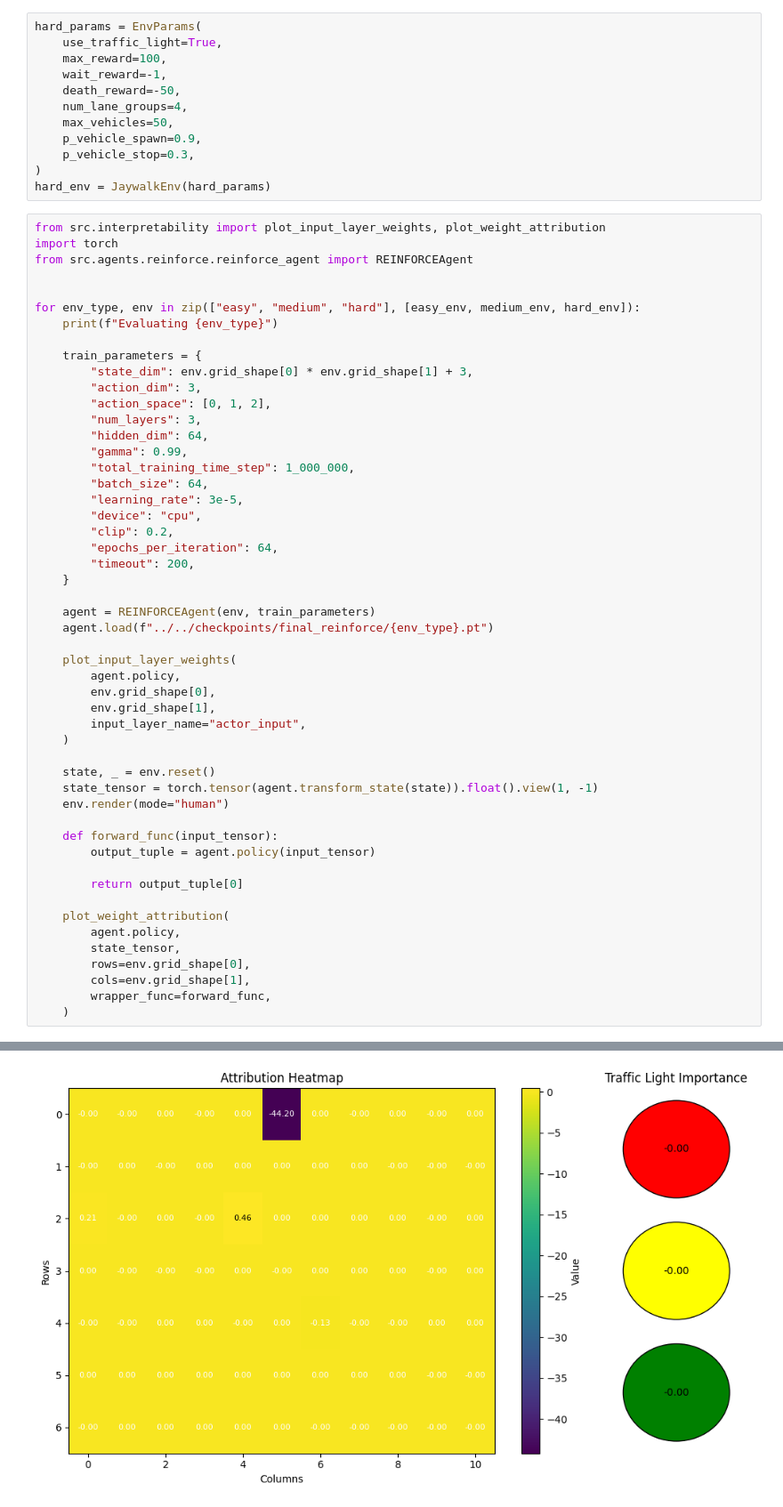
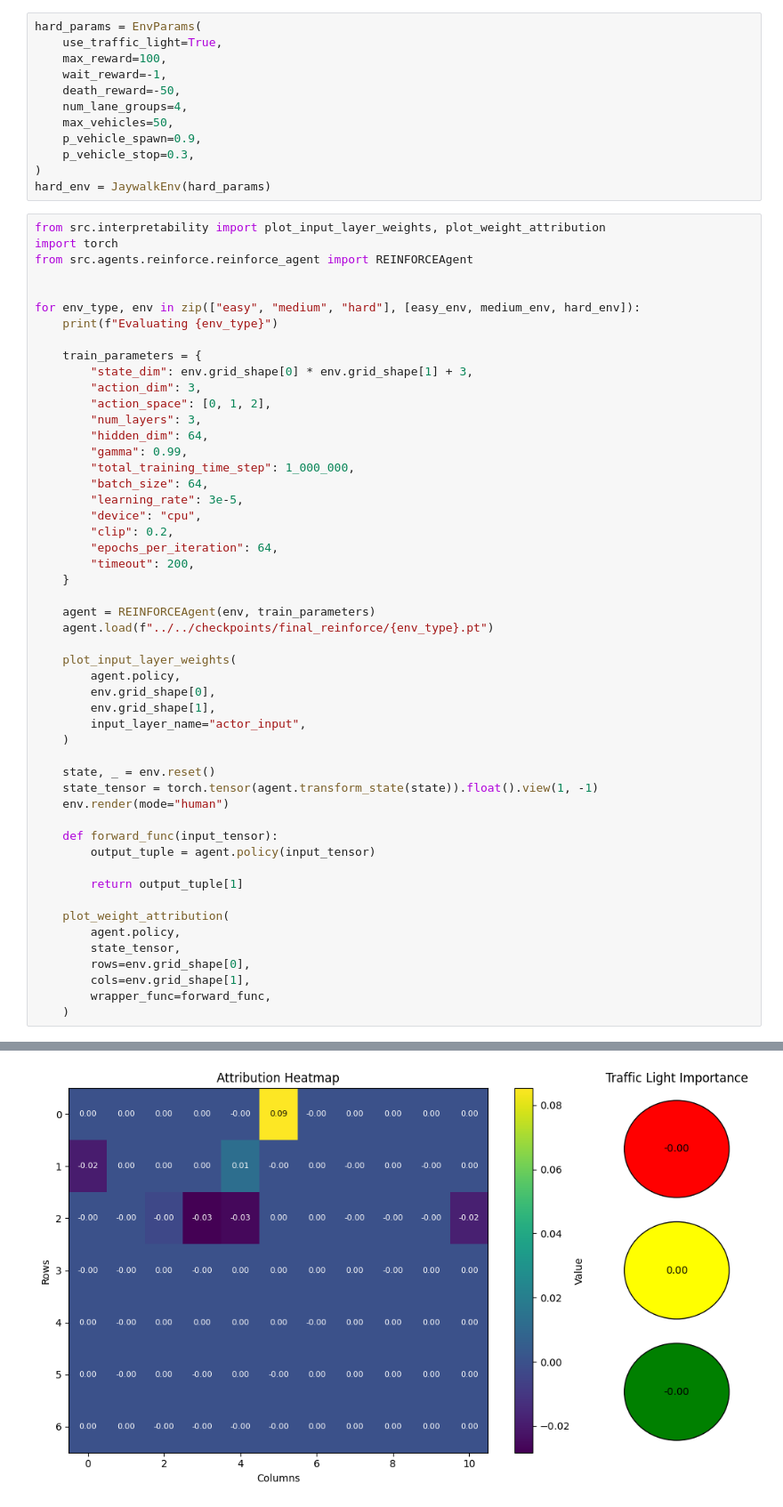
Before and after one commit to VatsalMehta27/jaywalker-rl, a Jupyter notebook: notebooks/interpretability/interpretability_reinforce.ipynb, the cells around one changed output, grey strips where cells are left out. Shown: that part at 89% size. Saved outputs shown, nothing was run; the diff lists cells and outputs as text.

Commit message:
updated interpretability plots for reinforce

```diff
--- a/notebooks/interpretability/interpretability_reinforce.ipynb
+++ b/notebooks/interpretability/interpretability_reinforce.ipynb
@@ -78,7 +78,7 @@ for env_type, env in zip(["easy", "medium", "hard"], [easy_env, medium_env, hard
     def forward_func(input_tensor):
         output_tuple = agent.policy(input_tensor)
 
-        return output_tuple[0]
+        return output_tuple[1]
 
     plot_weight_attribution(
         agent.policy,
@@ -95,4 +95,4 @@ Model and optimizer states loaded from ../../checkpoints/final_reinforce/easy.pt
-[figure, old version]
+[figure, new version]
 Evaluating medium
 Model and optimizer states loaded from ../../checkpoints/final_reinforce/medium.pt
 [figure]
```
Also changed, not shown: parts of 1 cell of this notebook, 6 other files.
